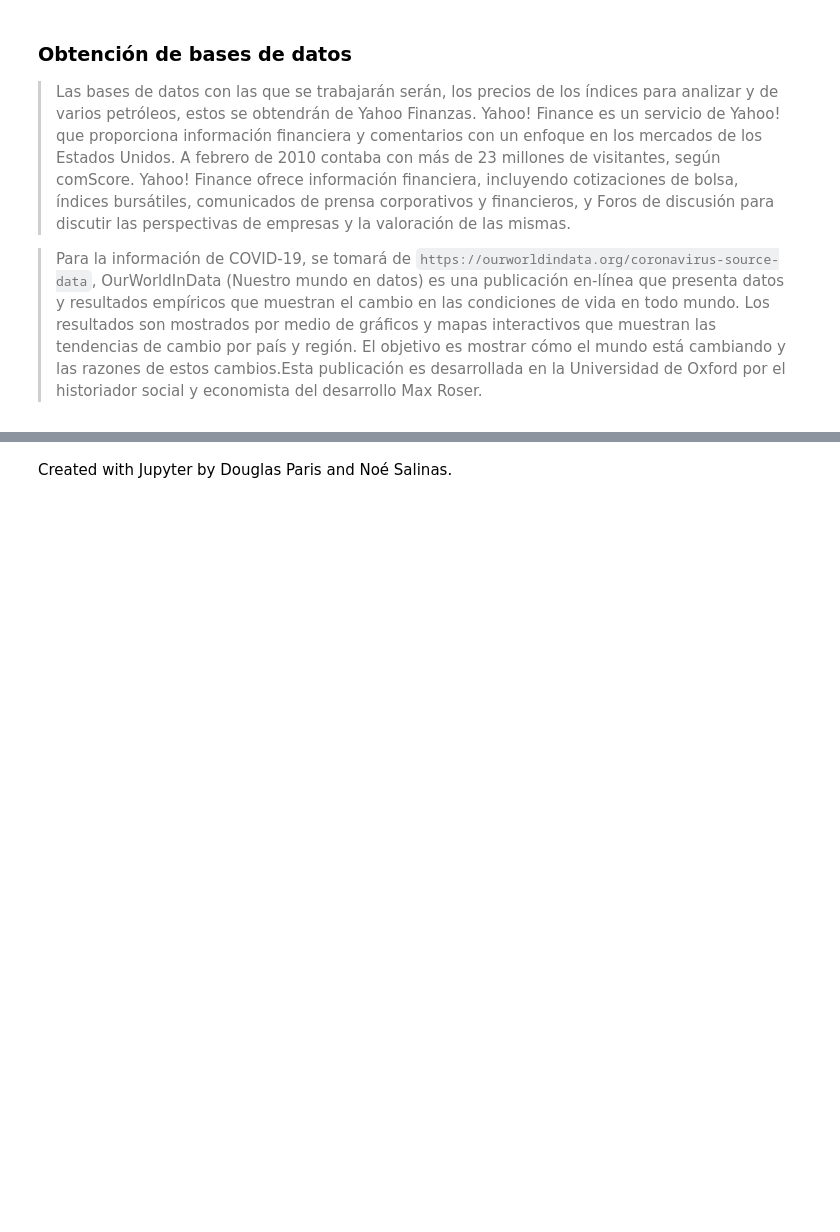
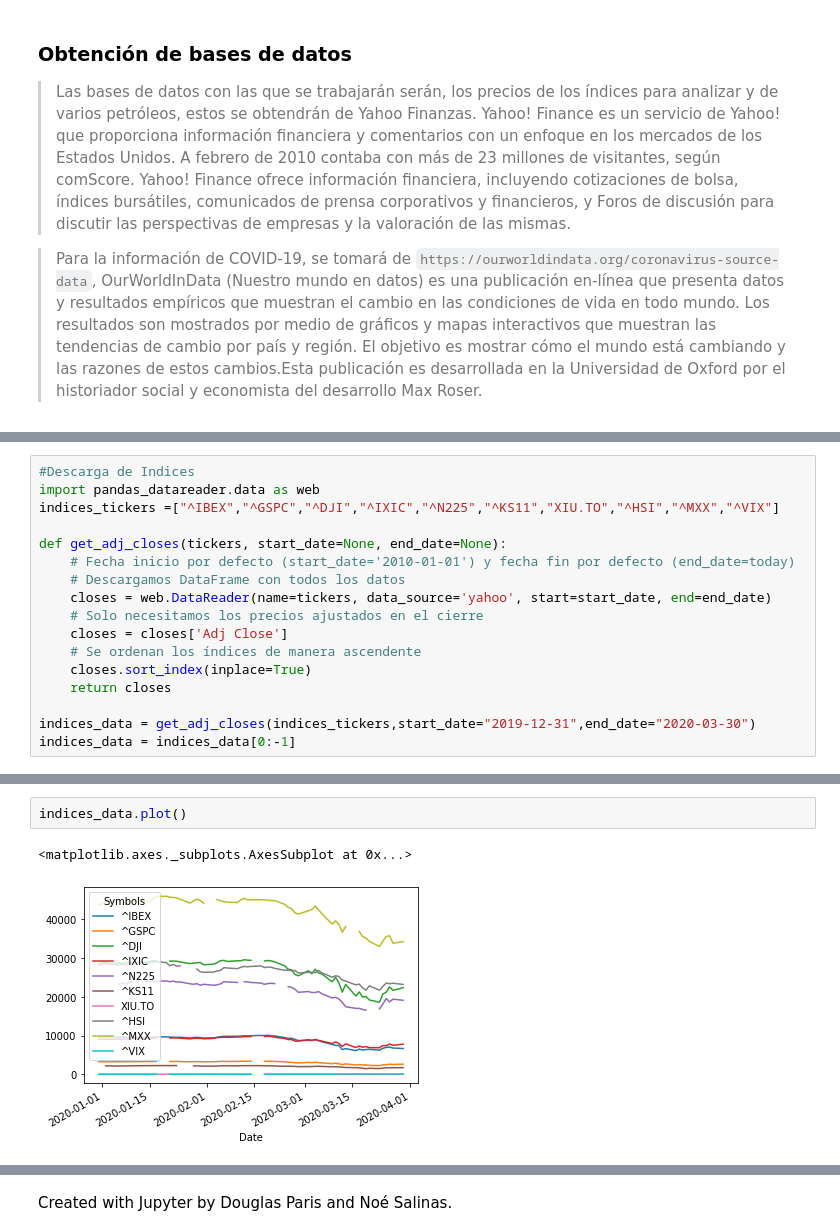
Before and after one commit to douglasparism/Proyecto_SIMFIN, a Jupyter notebook: Proyecto_NASalinas_DFPAris.ipynb, the cells around one changed output, grey strips where cells are left out. Cells and saved outputs as stored; diff of their text form; blank space fills up the shorter version.

```diff
--- a/Proyecto_NASalinas_DFPAris.ipynb
+++ b/Proyecto_NASalinas_DFPAris.ipynb
@@ -72,0 +102,17 @@
+# %%
+#Descarga de Indices
+import pandas_datareader.data as web
+indices_tickers =["^IBEX","^GSPC","^DJI","^IXIC","^N225","^KS11","XIU.TO","^HSI","^MXX","^VIX"]
+
+def get_adj_closes(tickers, start_date=None, end_date=None):
+    # Fecha inicio por defecto (start_date='2010-01-01') y fecha fin por defecto (end_date=today)
+    # Descargamos DataFrame con todos los datos
+    closes = web.DataReader(name=tickers, data_source='yahoo', start=start_date, end=end_date)
+    # Solo necesitamos los precios ajustados en el cierre
+    closes = closes['Adj Close']
+    # Se ordenan los índices de manera ascendente
+    closes.sort_index(inplace=True)
+    return closes
+
+indices_data = get_adj_closes(indices_tickers,start_date="2019-12-31",end_date="2020-03-30")
+indices_data = indices_data[0:-1]
@@ -72,0 +136,5 @@
+# %%
+indices_data.plot()
+# %% [output]
+<matplotlib.axes._subplots.AxesSubplot at 0x...>
+[figure, added]
```
Also changed, not shown: parts of 30 cells of this notebook.
